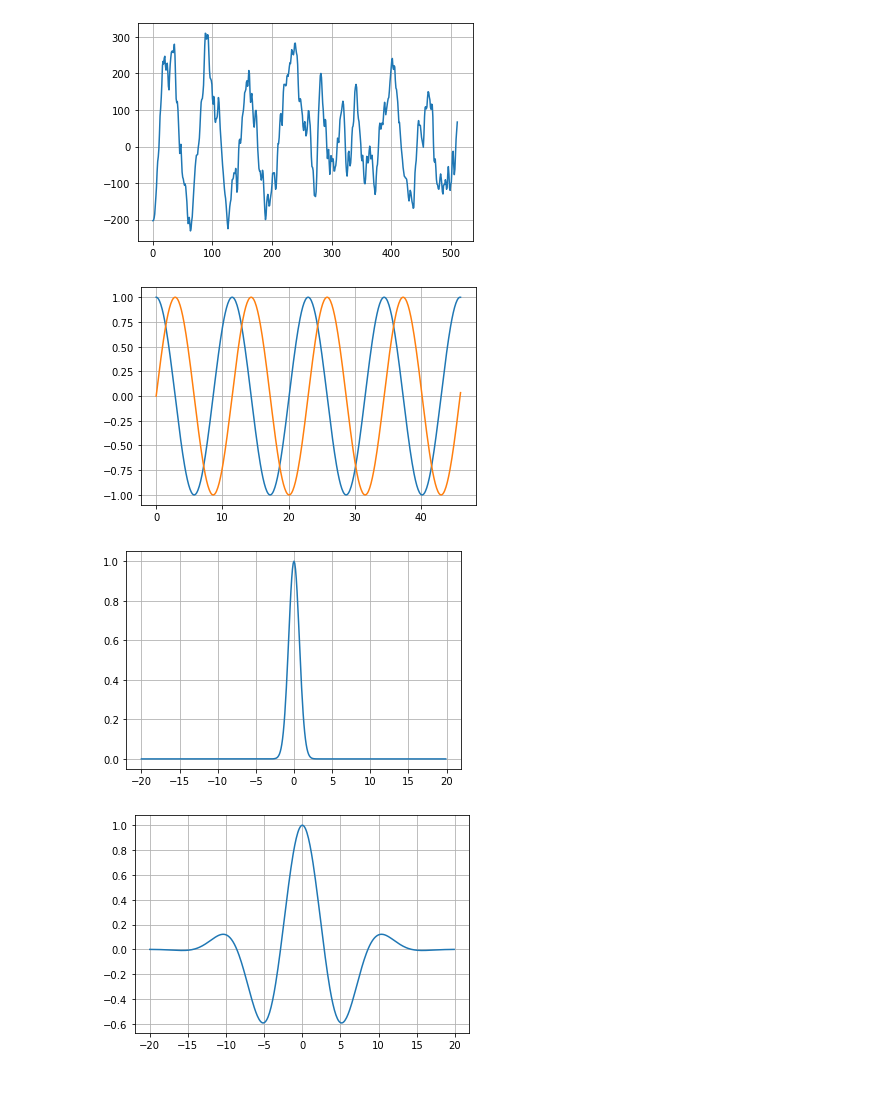
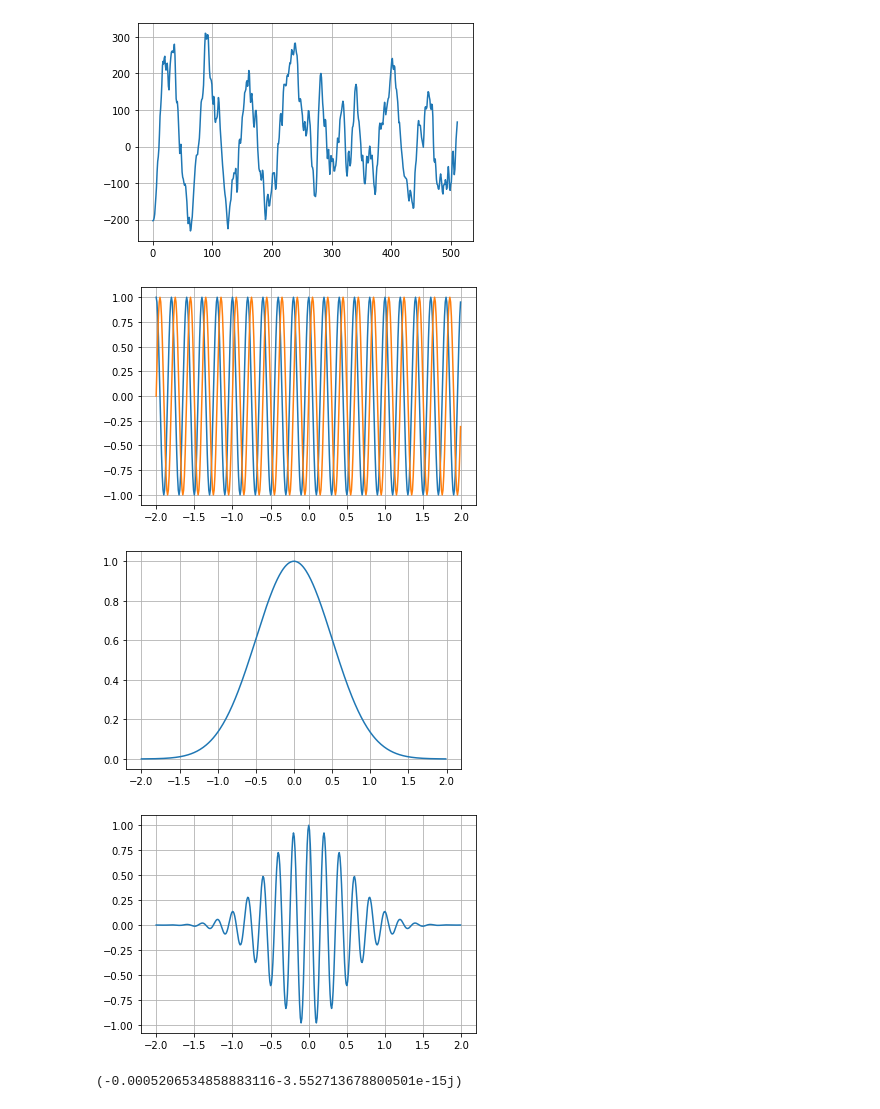
Before and after one commit to solothinker/SignalConcepts, a Jupyter notebook: Basics of Signals.ipynb, the cells around one changed output. Saved outputs shown, nothing was run; the diff lists cells and outputs as text; code cells hidden in the pictures.

```diff
--- a/Basics of Signals.ipynb
+++ b/Basics of Signals.ipynb
@@ -18,23 +14,32 @@ sigma = 0.7
+# %%
+f = 5 #Hz
+sigma = 0.5
+Ts = 0.01
+t=np.arange(-2,2,Ts)
 # %%
-y_sin = np.exp(1j*2*np.pi*f*t*np.pi/180)
+y_sin = np.exp(1j*2*np.pi*f*t)
 plt.plot(t,np.real(y_sin))
 plt.plot(t,np.imag(y_sin))
 plt.grid()
 plt.show()
 # %% [output]
-[figure, old version]
+[figure, new version]
 # %%
-tt = np.arange(-20,20,0.1)
-gaus = np.exp(-0.5*np.square(tt/sigma))
-plt.plot(tt,gaus)
+gaus = np.exp(-0.5*np.square(t/sigma))
+plt.plot(t,gaus)
 plt.grid()
 plt.show()
 # %% [output]
-[figure, old version]
+[figure, new version]
 # %%
-cmw = np.exp((1j*2*np.pi*f*tt*np.pi/180)-0.5*np.square(tt/sigma)*np.pi/180)
-plt.plot(tt,np.real(cmw))
+cmw = np.exp((1j*2*np.pi*f*t)-0.5*np.square(t/sigma))
+plt.plot(t,np.real(cmw))
 plt.grid()
 plt.show()
 # %% [output]
-[figure, old version]
+[figure, new version]
+# %%
+# sum of wavelet is closed to zero
+np.sum(cmw)
+# %% [output]
+(-0.0005206534858883116-3.552713678800501e-15j)
```
Also changed, not shown: parts of 3 cells of this notebook.
